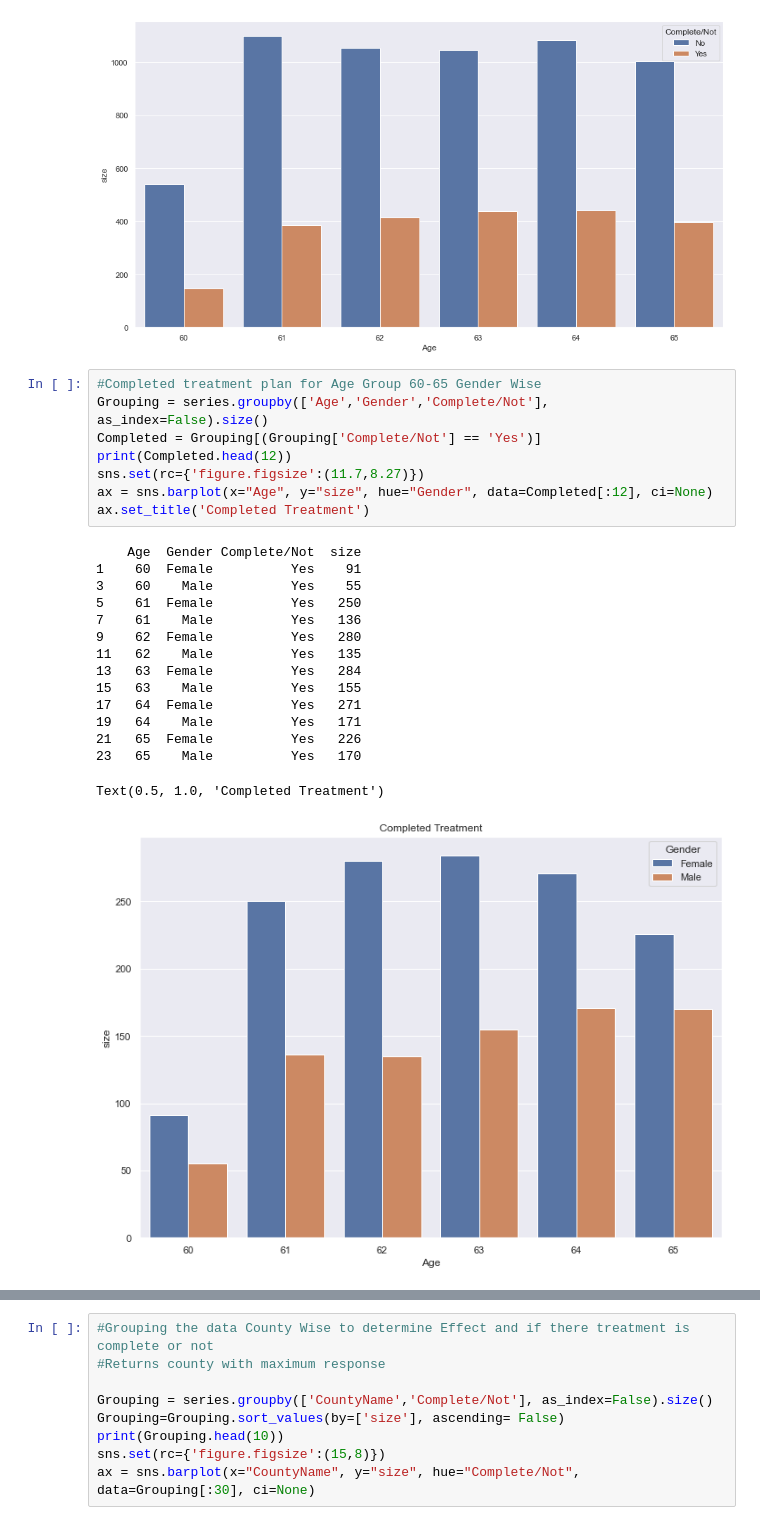
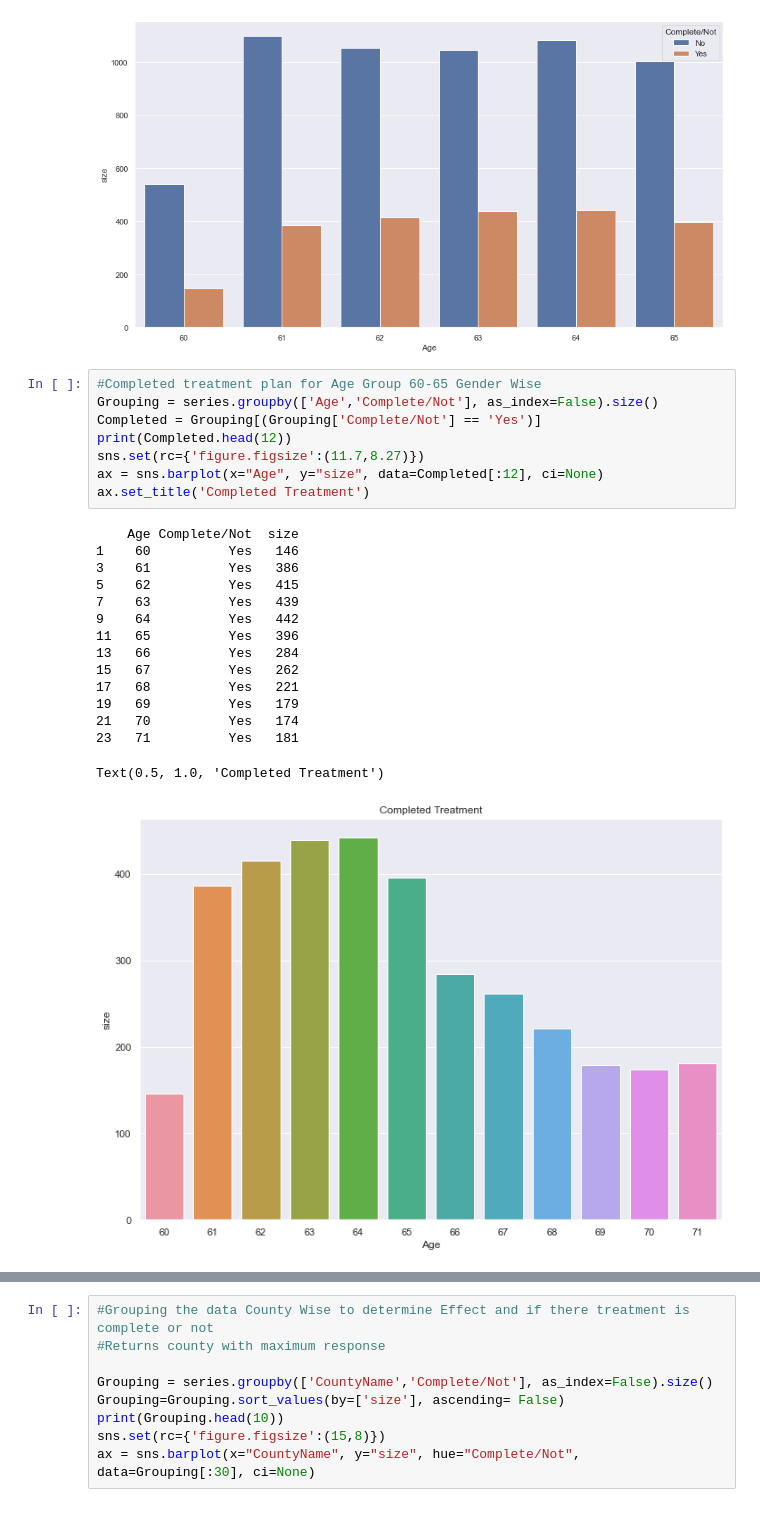
Before and after one commit to abcarlisle22/smile-on-lava-girl, a Jupyter notebook: SmileOnFinalWorkbook.ipynb, the cells around one changed output, grey strips where cells are left out. Saved outputs shown, nothing was run; the diff lists cells and outputs as text.

```diff
--- a/SmileOnFinalWorkbook.ipynb
+++ b/SmileOnFinalWorkbook.ipynb
@@ -141,25 +141,25 @@ ax = sns.barplot(x="Age", y="size", hue="Complete/Not", data=Grouping[:12], ci=N
 [figure]
 # %%
 #Completed treatment plan for Age Group 60-65 Gender Wise
-Grouping = series.groupby(['Age','Gender','Complete/Not'], as_index=False).size()
+Grouping = series.groupby(['Age','Complete/Not'], as_index=False).size()
 Completed = Grouping[(Grouping['Complete/Not'] == 'Yes')]
 print(Completed.head(12))
 sns.set(rc={'figure.figsize':(11.7,8.27)})
-ax = sns.barplot(x="Age", y="size", hue="Gender", data=Completed[:12], ci=None)
+ax = sns.barplot(x="Age", y="size", data=Completed[:12], ci=None)
 ax.set_title('Completed Treatment')
 # %% [output]
-    Age  Gender Complete/Not  size
-1    60  Female          Yes    91
-3    60    Male          Yes    55
-5    61  Female          Yes   250
-7    61    Male          Yes   136
-9    62  Female          Yes   280
-11   62    Male          Yes   135
-13   63  Female          Yes   284
-15   63    Male          Yes   155
-17   64  Female          Yes   271
-19   64    Male          Yes   171
-21   65  Female          Yes   226
-23   65    Male          Yes   170
+    Age Complete/Not  size
+1    60          Yes   146
+3    61          Yes   386
+5    62          Yes   415
+7    63          Yes   439
+9    64          Yes   442
+11   65          Yes   396
+13   66          Yes   284
+15   67          Yes   262
+17   68          Yes   221
+19   69          Yes   179
+21   70          Yes   174
+23   71          Yes   181
 Text(0.5, 1.0, 'Completed Treatment')
-[figure, old version]
+[figure, new version]
```
Also changed, not shown: parts of 14 cells of this notebook.
